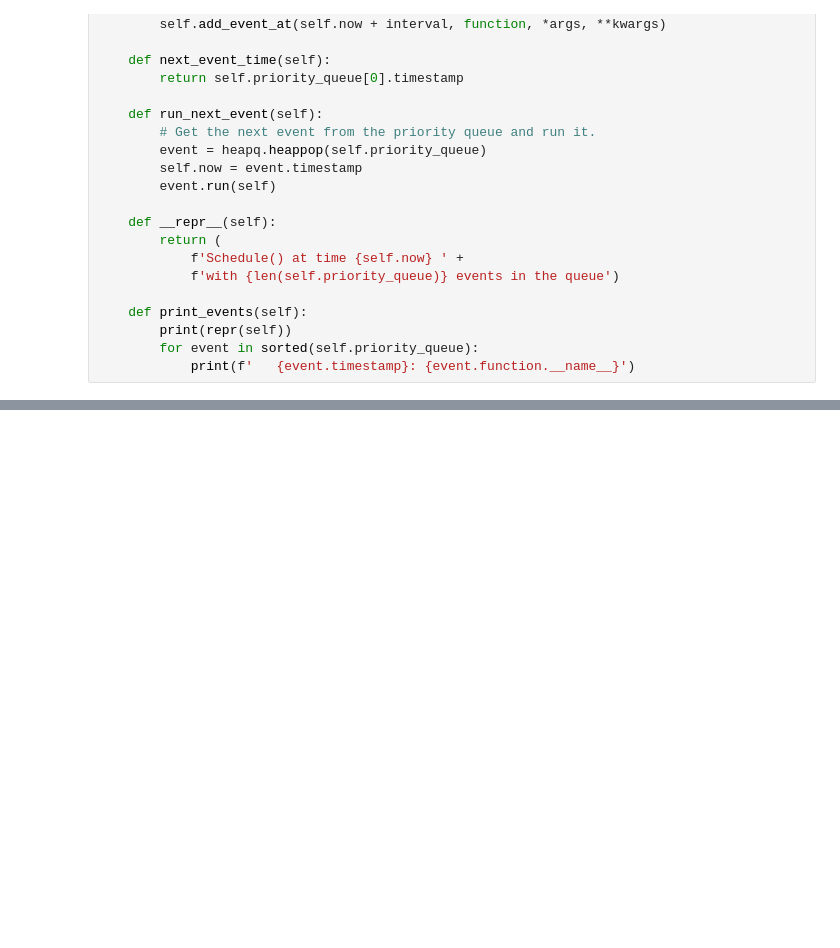
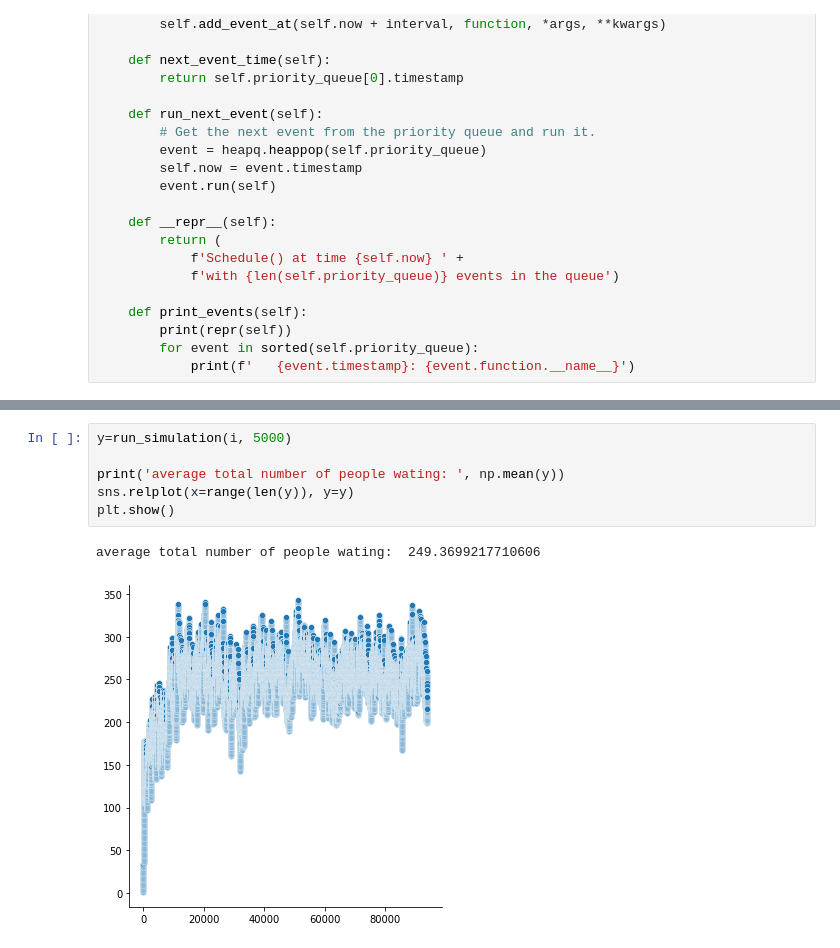
Before and after one commit to phasc/cs166, a Jupyter notebook: assignment1/busSim.ipynb, the cells around one changed output, grey strips where cells are left out. Drawn from its saved outputs; the diff is of its cells as text; blank space fills up the shorter version.

```diff
--- a/assignment1/busSim.ipynb
+++ b/assignment1/busSim.ipynb
@@ -197,0 +223,9 @@ plt.show()
+# %%
+y=run_simulation(i, 5000)
+
+print('average total number of people wating: ', np.mean(y))
+sns.relplot(x=range(len(y)), y=y)
+plt.show()
+# %% [output]
+average total number of people wating:  249.3699217710606
+[figure, added]
```
Also changed, not shown: parts of 12 cells of this notebook.
